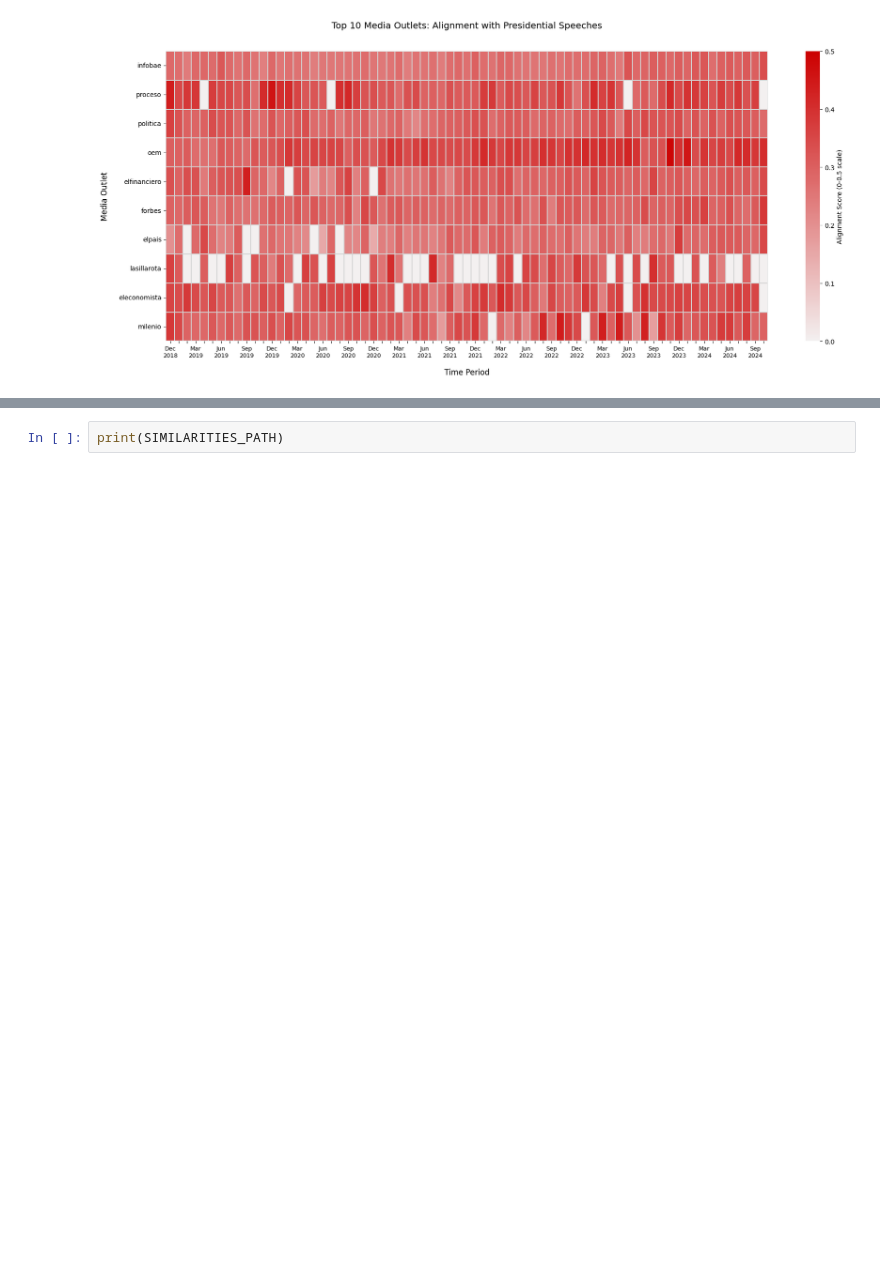
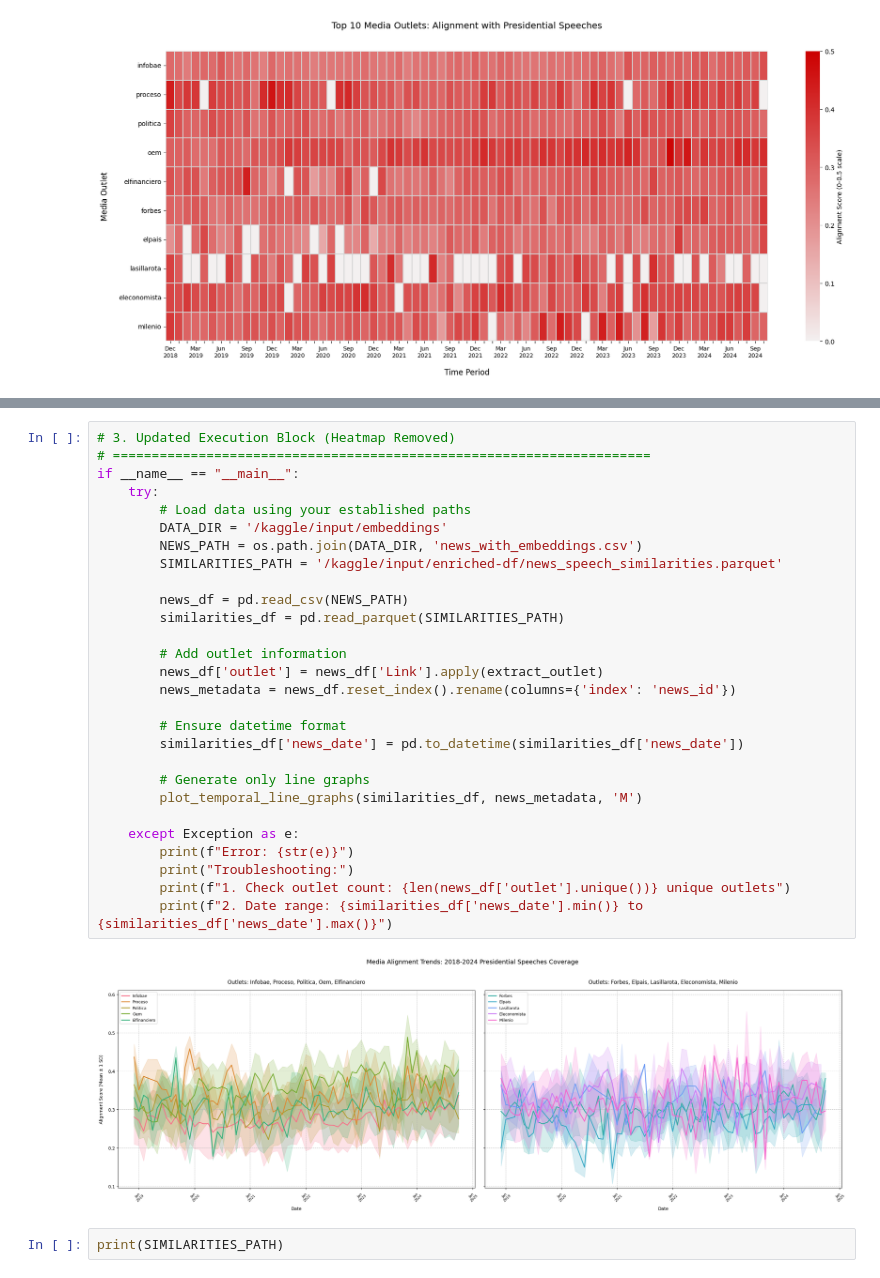
Before and after one commit to lramir14/MDS_thesis, a Jupyter notebook: time-series-modelling-topic-modelling.ipynb, the cells around one changed output, grey strips where cells are left out. Cells and saved outputs as stored; diff of their text form; blank space fills up the shorter version.

Commit message:
Kaggle Notebook | time-series modelling & topic modelling | not the final version

```diff
--- a/time-series-modelling-topic-modelling.ipynb
+++ b/time-series-modelling-topic-modelling.ipynb
@@ -749,3 +731,33 @@ See the caveats in the documentation: https://pandas.pydata.org/pandas-docs/stab
+# %%
+# 3. Updated Execution Block (Heatmap Removed)
+# =====================================================================
+if __name__ == "__main__":
+    try:
+        # Load data using your established paths
+        DATA_DIR = '/kaggle/input/embeddings'
+        NEWS_PATH = os.path.join(DATA_DIR, 'news_with_embeddings.csv')
+        SIMILARITIES_PATH = '/kaggle/input/enriched-df/news_speech_similarities.parquet'
+
+        news_df = pd.read_csv(NEWS_PATH)
+        similarities_df = pd.read_parquet(SIMILARITIES_PATH)
+
+        # Add outlet information
+        news_df['outlet'] = news_df['Link'].apply(extract_outlet)
+        news_metadata = news_df.reset_index().rename(columns={'index': 'news_id'})
+
+        # Ensure datetime format
+        similarities_df['news_date'] = pd.to_datetime(similarities_df['news_date'])
+
+        # Generate only line graphs
+        plot_temporal_line_graphs(similarities_df, news_metadata, 'M')
+
+    except Exception as e:
+        print(f"Error: {str(e)}")
+        print("Troubleshooting:")
+        print(f"1. Check outlet count: {len(news_df['outlet'].unique())} unique outlets")
+        print(f"2. Date range: {similarities_df['news_date'].min()} to {similarities_df['news_date'].max()}")
+# %% [output]
+[figure, added]
 # %%
 print(SIMILARITIES_PATH)
 # %% [output]
```
Also changed, not shown: parts of 12 cells of this notebook.
